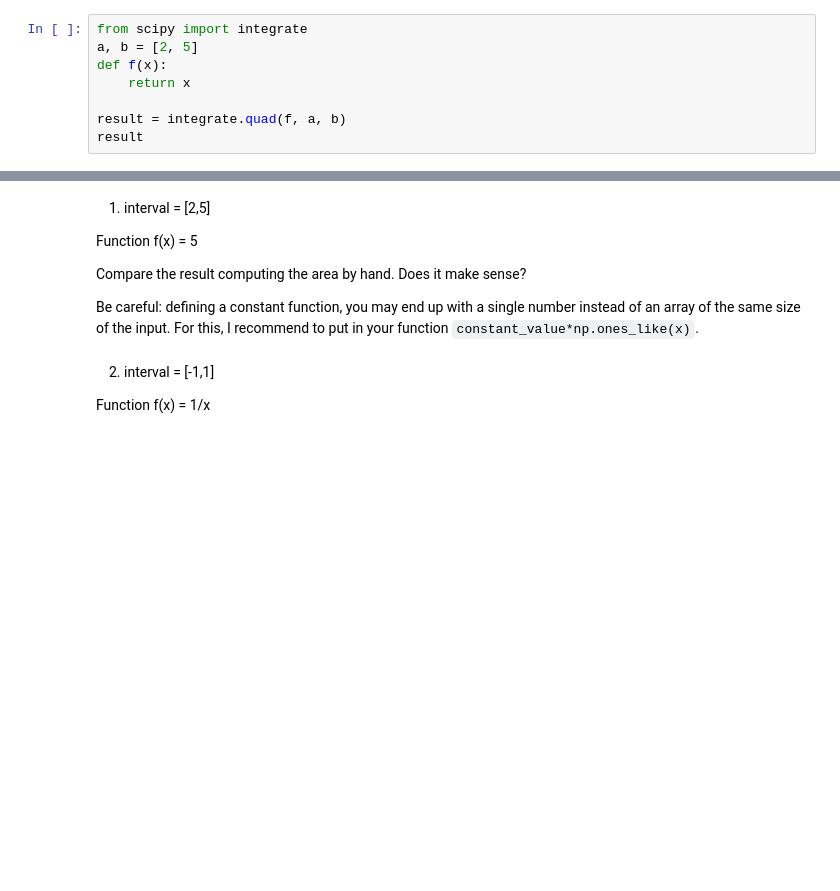
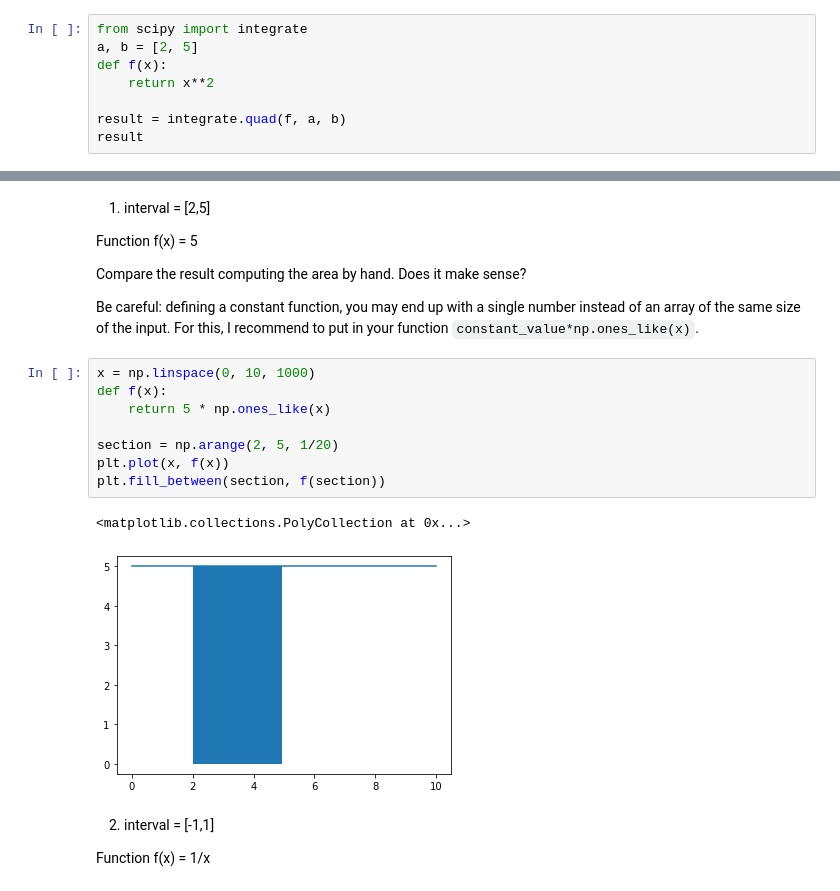
Before and after one commit to omolara-atoyebi/jeno-lara-gradient-and-integral-exercise, a Jupyter notebook: integrals_exercise.ipynb, the cells around one changed output, grey strips where cells are left out. Drawn from its saved outputs; the diff is of its cells as text; blank space fills up the shorter version.

```diff
--- a/integrals_exercise.ipynb
+++ b/integrals_exercise.ipynb
@@ -20,7 +20,7 @@ Function f(x) = x
 from scipy import integrate
 a, b = [2, 5]
 def f(x):
-    return x
+    return x**2
 
 result = integrate.quad(f, a, b)
 result
@@ -45,6 +48,17 @@ Function f(x) = 5
 Compare the result computing the area by hand. Does it make sense?
 
 Be careful: defining a constant function, you may end up with a single number instead of an array of the same size of the input. For this, I recommend to put in your function `constant_value*np.ones_like(x)`.
+# %%
+x = np.linspace(0, 10, 1000)
+def f(x):
+    return 5 * np.ones_like(x)
+
+section = np.arange(2, 5, 1/20)
+plt.plot(x, f(x))
+plt.fill_between(section, f(section))
+# %% [output]
+<matplotlib.collections.PolyCollection at 0x...>
+[figure, added]
 # %% [markdown]
 2. interval = \[-1,1\]
 
```
Also changed, not shown: parts of 6 cells of this notebook.
